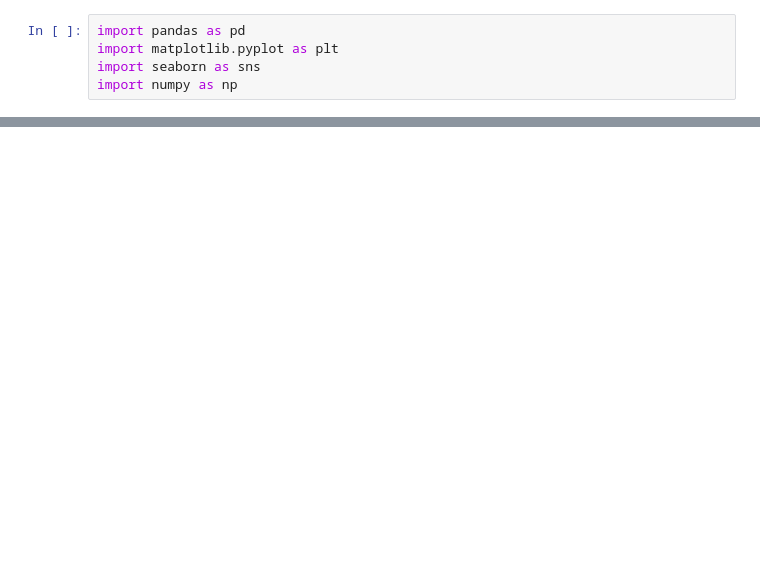
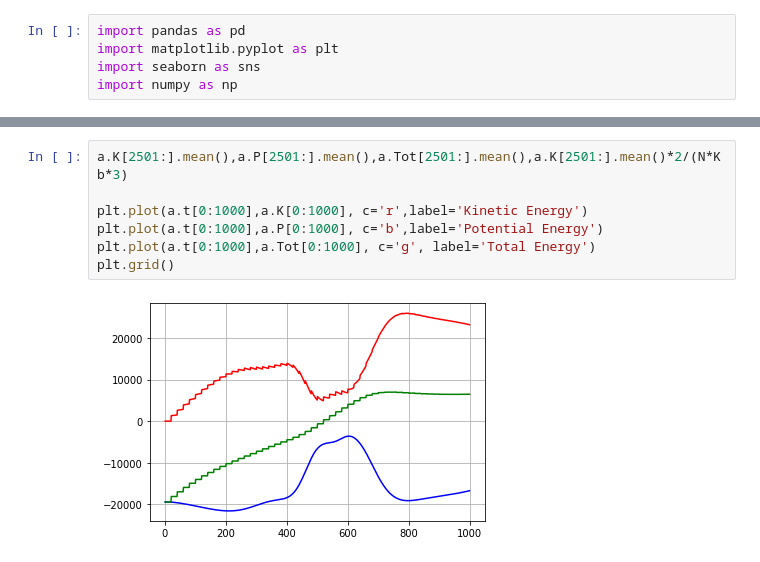
Before and after one commit to dhdzmota/Molecular_dynamics, a Jupyter notebook: Data Analysis.ipynb, the cells around one changed output, grey strips where cells are left out. Cells and saved outputs as stored; diff of their text form; blank space fills up the shorter version.

```diff
--- a/Data Analysis.ipynb
+++ b/Data Analysis.ipynb
@@ -31,3 +31,12 @@ plt.plot(a.t, E_ideal)
+# %%
+a.K[2501:].mean(),a.P[2501:].mean(),a.Tot[2501:].mean(),a.K[2501:].mean()*2/(N*Kb*3)
+
+plt.plot(a.t[0:1000],a.K[0:1000], c='r',label='Kinetic Energy')
+plt.plot(a.t[0:1000],a.P[0:1000], c='b',label='Potential Energy')
+plt.plot(a.t[0:1000],a.Tot[0:1000], c='g', label='Total Energy')
+plt.grid()
+# %% [output]
+[figure, added]
 # %%
 plt.plot(a.t,a.Tot, c='g')
 plt.xlabel('Time step')
```
Also changed, not shown: parts of 4 cells of this notebook, 7 other files.
